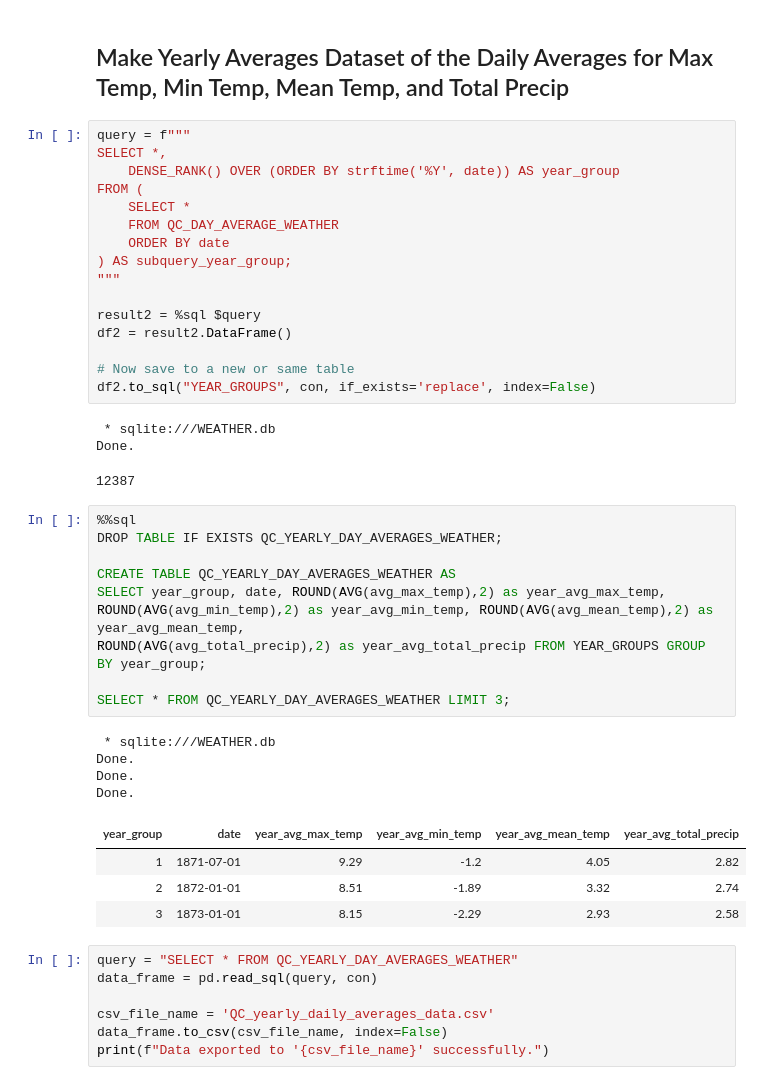
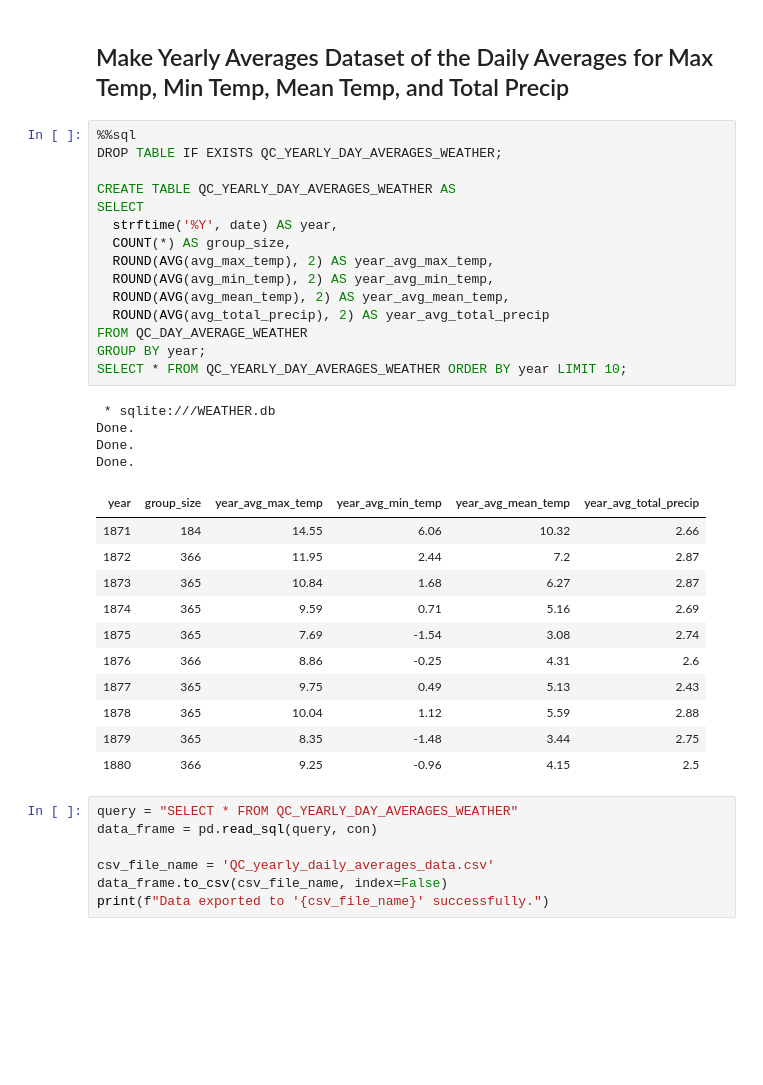
Before and after one commit to maggie-projects-23/Spruce_Budworm_Weather_Data, a Jupyter notebook: SpruceBudworm_weather.ipynb, the cells around one changed output. Cells and saved outputs as stored; diff of their text form; blank space fills up the shorter version.

```diff
--- a/SpruceBudworm_weather.ipynb
+++ b/SpruceBudworm_weather.ipynb
@@ -155,45 +111,37 @@ print(f"Data exported to '{csv_file_name}' successfully.")
 Data exported to 'QC_daily_average_data.csv' successfully.
 # %% [markdown]
 ## Make Yearly Averages Dataset of the Daily Averages for Max Temp, Min Temp, Mean Temp, and Total Precip
-# %%
-query = f"""
-SELECT *,
-    DENSE_RANK() OVER (ORDER BY strftime('%Y', date)) AS year_group
-FROM (
-    SELECT *
-    FROM QC_DAY_AVERAGE_WEATHER
-    ORDER BY date
-) AS subquery_year_group;
-"""
-
-result2 = %sql $query
-df2 = result2.DataFrame()
-
-# Now save to a new or same table
-df2.to_sql("YEAR_GROUPS", con, if_exists='replace', index=False)
-# %% [output]
- * sqlite:///WEATHER.db
-Done.
-12387
 # %%
 %%sql
 DROP TABLE IF EXISTS QC_YEARLY_DAY_AVERAGES_WEATHER;
 
 CREATE TABLE QC_YEARLY_DAY_AVERAGES_WEATHER AS
-SELECT year_group, date, ROUND(AVG(avg_max_temp),2) as year_avg_max_temp,
-ROUND(AVG(avg_min_temp),2) as year_avg_min_temp, ROUND(AVG(avg_mean_temp),2) as year_avg_mean_temp,
-ROUND(AVG(avg_total_precip),2) as year_avg_total_precip FROM YEAR_GROUPS GROUP BY year_group;
-
-SELECT * FROM QC_YEARLY_DAY_AVERAGES_WEATHER LIMIT 3;
+SELECT
+  strftime('%Y', date) AS year,
+  COUNT(*) AS group_size,
+  ROUND(AVG(avg_max_temp), 2) AS year_avg_max_temp,
+  ROUND(AVG(avg_min_temp), 2) AS year_avg_min_temp,
+  ROUND(AVG(avg_mean_temp), 2) AS year_avg_mean_temp,
+  ROUND(AVG(avg_total_precip), 2) AS year_avg_total_precip
+FROM QC_DAY_AVERAGE_WEATHER
+GROUP BY year;
+SELECT * FROM QC_YEARLY_DAY_AVERAGES_WEATHER ORDER BY year LIMIT 10;
 # %% [output]
  * sqlite:///WEATHER.db
 Done.
 Done.
 Done.
-| year_group | date | year_avg_max_temp | year_avg_min_temp | year_avg_mean_temp | year_avg_total_precip |
-| 1 | 1871-07-01 | 9.29 | -1.2 | 4.05 | 2.82 |
-| 2 | 1872-01-01 | 8.51 | -1.89 | 3.32 | 2.74 |
-| 3 | 1873-01-01 | 8.15 | -2.29 | 2.93 | 2.58 |
+| year | group_size | year_avg_max_temp | year_avg_min_temp | year_avg_mean_temp | year_avg_total_precip |
+| 1871 | 184 | 14.55 | 6.06 | 10.32 | 2.66 |
+| 1872 | 366 | 11.95 | 2.44 | 7.2 | 2.87 |
+| 1873 | 365 | 10.84 | 1.68 | 6.27 | 2.87 |
+| 1874 | 365 | 9.59 | 0.71 | 5.16 | 2.69 |
+| 1875 | 365 | 7.69 | -1.54 | 3.08 | 2.74 |
+| 1876 | 366 | 8.86 | -0.25 | 4.31 | 2.6 |
+| 1877 | 365 | 9.75 | 0.49 | 5.13 | 2.43 |
+| 1878 | 365 | 10.04 | 1.12 | 5.59 | 2.88 |
+| 1879 | 365 | 8.35 | -1.48 | 3.44 | 2.75 |
+| 1880 | 366 | 9.25 | -0.96 | 4.15 | 2.5 |
 # %%
 query = "SELECT * FROM QC_YEARLY_DAY_AVERAGES_WEATHER"
 data_frame = pd.read_sql(query, con)
```
Also changed, not shown: parts of 10 cells of this notebook, 2 other files.
